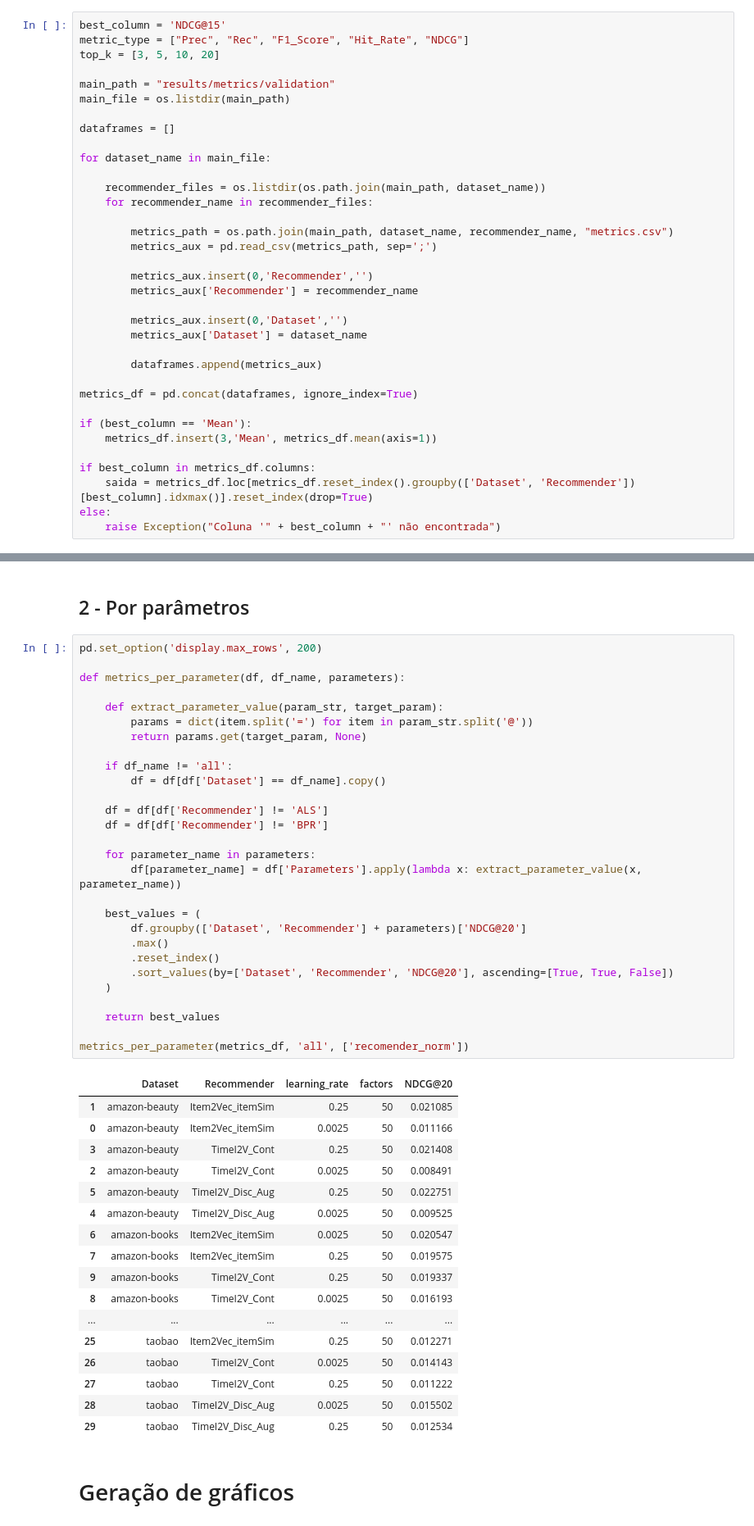
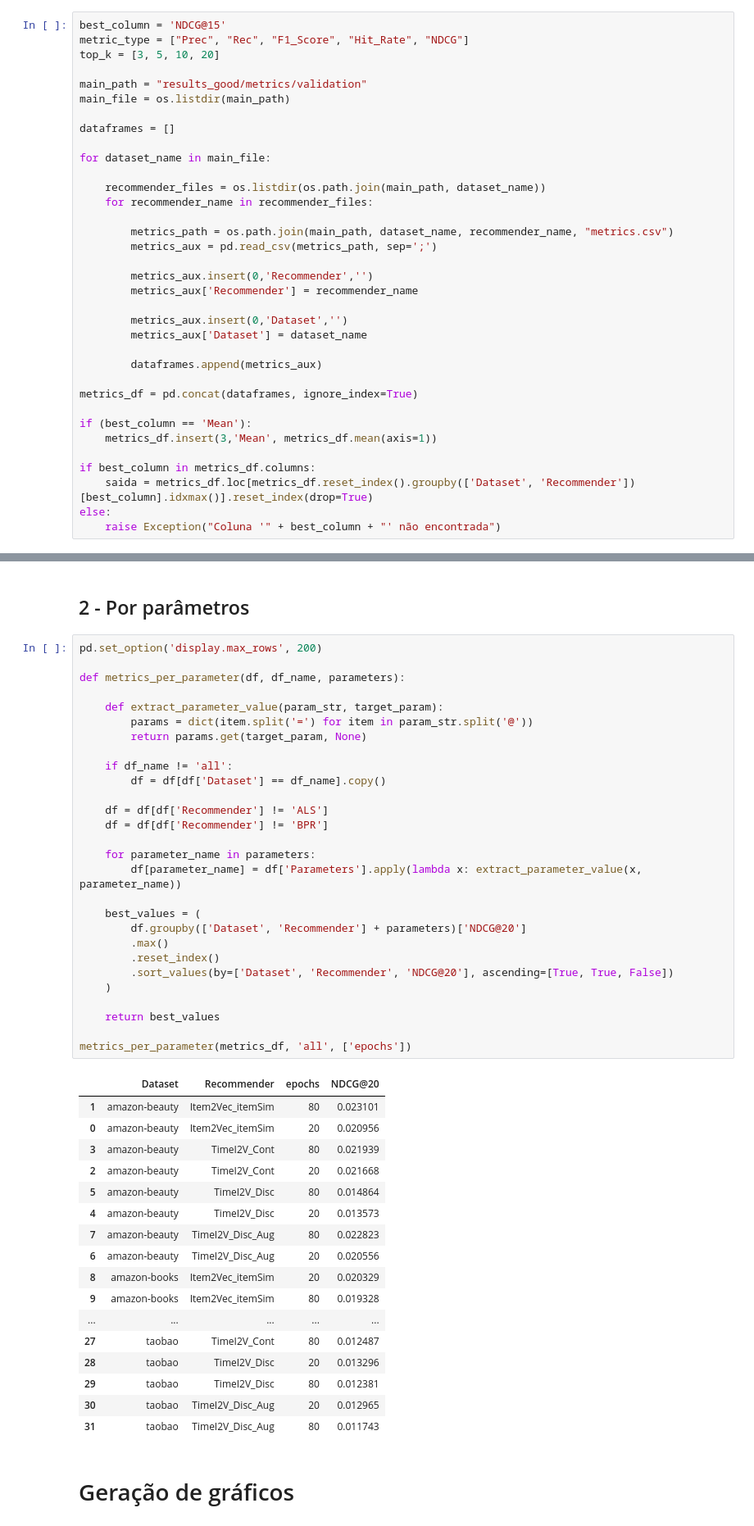
Before and after one commit to UFSCar-LaSID/tai2vec, a Jupyter notebook: Graficos_Bracis.ipynb, the cells around one changed output, grey strips where cells are left out. Shown: that part at 82% size. Drawn from its saved outputs; the diff is of its cells as text.

```diff
--- a/Graficos_Bracis.ipynb
+++ b/Graficos_Bracis.ipynb
@@ -32,7 +28,7 @@ best_column = 'NDCG@15'
 metric_type = ["Prec", "Rec", "F1_Score", "Hit_Rate", "NDCG"]
 top_k = [3, 5, 10, 20]
 
-main_path = "results/metrics/validation"
+main_path = "results_good/metrics/validation"
 main_file = os.listdir(main_path)
 
 dataframes = []
@@ -83,49 +76,49 @@ display(saida[saida['Dataset'] == 'kuaisim'])
 # %%
 pd.set_option('display.max_rows', 200)
 
 def metrics_per_parameter(df, df_name, parameters):
 
     def extract_parameter_value(param_str, target_param):
         params = dict(item.split('=') for item in param_str.split('@'))
         return params.get(target_param, None)
 
     if df_name != 'all':
         df = df[df['Dataset'] == df_name].copy()
 
     df = df[df['Recommender'] != 'ALS']
     df = df[df['Recommender'] != 'BPR']
 
     for parameter_name in parameters:
         df[parameter_name] = df['Parameters'].apply(lambda x: extract_parameter_value(x, parameter_name))
 
     best_values = (
         df.groupby(['Dataset', 'Recommender'] + parameters)['NDCG@20']
         .max()
         .reset_index()
         .sort_values(by=['Dataset', 'Recommender', 'NDCG@20'], ascending=[True, True, False])
     )
 
     return best_values
 
-metrics_per_parameter(metrics_df, 'all', ['recomender_norm'])
+metrics_per_parameter(metrics_df, 'all', ['epochs'])
 # %% [output]
-|  | Dataset | Recommender | learning_rate | factors | NDCG@20 |
-| 1 | amazon-beauty | Item2Vec_itemSim | 0.25 | 50 | 0.021085 |
-| 0 | amazon-beauty | Item2Vec_itemSim | 0.0025 | 50 | 0.011166 |
-| 3 | amazon-beauty | TimeI2V_Cont | 0.25 | 50 | 0.021408 |
-| 2 | amazon-beauty | TimeI2V_Cont | 0.0025 | 50 | 0.008491 |
-| 5 | amazon-beauty | TimeI2V_Disc_Aug | 0.25 | 50 | 0.022751 |
-| 4 | amazon-beauty | TimeI2V_Disc_Aug | 0.0025 | 50 | 0.009525 |
-| 6 | amazon-books | Item2Vec_itemSim | 0.0025 | 50 | 0.020547 |
-| 7 | amazon-books | Item2Vec_itemSim | 0.25 | 50 | 0.019575 |
-| 9 | amazon-books | TimeI2V_Cont | 0.25 | 50 | 0.019337 |
-| 8 | amazon-books | TimeI2V_Cont | 0.0025 | 50 | 0.016193 |
-| ... | ... | ... | ... | ... | ... |
-| 25 | taobao | Item2Vec_itemSim | 0.25 | 50 | 0.012271 |
-| 26 | taobao | TimeI2V_Cont | 0.0025 | 50 | 0.014143 |
-| 27 | taobao | TimeI2V_Cont | 0.25 | 50 | 0.011222 |
-| 28 | taobao | TimeI2V_Disc_Aug | 0.0025 | 50 | 0.015502 |
-| 29 | taobao | TimeI2V_Disc_Aug | 0.25 | 50 | 0.012534 |
+|  | Dataset | Recommender | epochs | NDCG@20 |
+| 1 | amazon-beauty | Item2Vec_itemSim | 80 | 0.023101 |
+| 0 | amazon-beauty | Item2Vec_itemSim | 20 | 0.020956 |
+| 3 | amazon-beauty | TimeI2V_Cont | 80 | 0.021939 |
+| 2 | amazon-beauty | TimeI2V_Cont | 20 | 0.021668 |
+| 5 | amazon-beauty | TimeI2V_Disc | 80 | 0.014864 |
+| 4 | amazon-beauty | TimeI2V_Disc | 20 | 0.013573 |
+| 7 | amazon-beauty | TimeI2V_Disc_Aug | 80 | 0.022823 |
+| 6 | amazon-beauty | TimeI2V_Disc_Aug | 20 | 0.020556 |
+| 8 | amazon-books | Item2Vec_itemSim | 20 | 0.020329 |
+| 9 | amazon-books | Item2Vec_itemSim | 80 | 0.019328 |
+| ... | ... | ... | ... | ... |
+| 27 | taobao | TimeI2V_Cont | 80 | 0.012487 |
+| 28 | taobao | TimeI2V_Disc | 20 | 0.013296 |
+| 29 | taobao | TimeI2V_Disc | 80 | 0.012381 |
+| 30 | taobao | TimeI2V_Disc_Aug | 20 | 0.012965 |
+| 31 | taobao | TimeI2V_Disc_Aug | 80 | 0.011743 |
 # %% [markdown]
 # Geração de gráficos
 # %%
```
Also changed, not shown: parts of 3 cells of this notebook, 5 other files.
